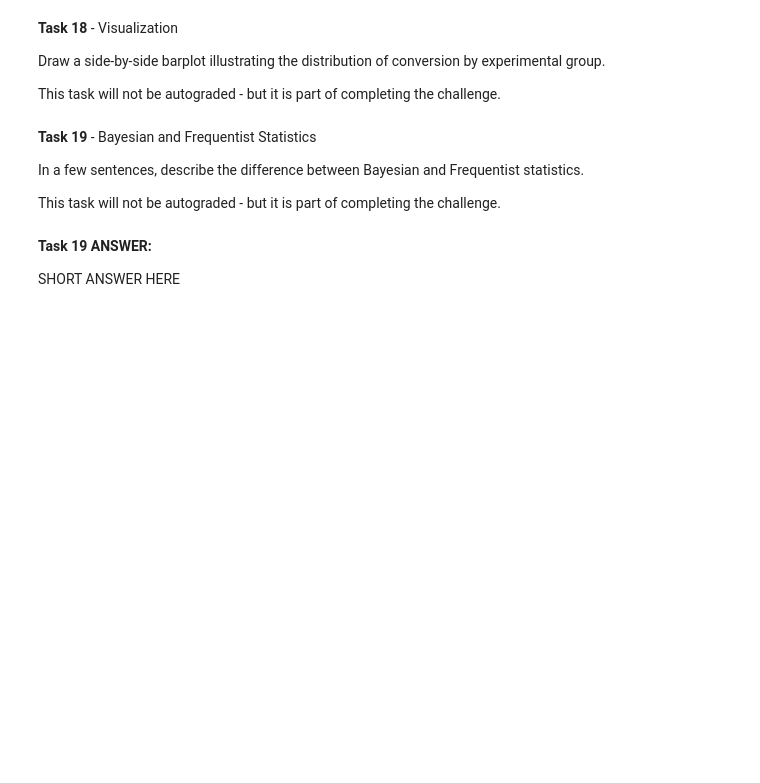
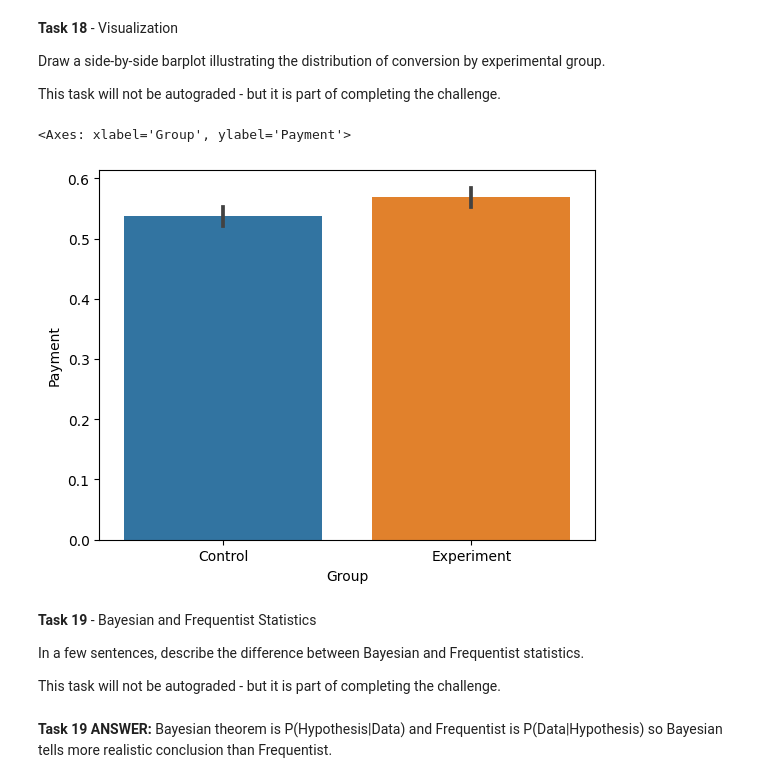
Before and after one commit to smvicky/assignment_1.3, a Jupyter notebook: PT_DS_Sprint2_AG.ipynb, the cells around one changed output. Saved outputs shown, nothing was run; the diff lists cells and outputs as text; code cells hidden in the pictures; blank space fills up the shorter version.

```diff
--- a/PT_DS_Sprint2_AG.ipynb
+++ b/PT_DS_Sprint2_AG.ipynb
@@ -504,19 +534,22 @@ This task will not be autograded - but it is part of completing the challenge.
 # %%
 #Task 18
 
 # Create your plot here
 import matplotlib.pyplot as plt
 import seaborn as sns
 
 # YOUR CODE HERE
-raise NotImplementedError()
+sns.barplot(data=ABtest,x=ABtest['Group'], y=ABtest['Payment'])
+# %% [output]
+<Axes: xlabel='Group', ylabel='Payment'>
+[figure, added]
 # %% [markdown]
 **Task 19** - Bayesian and Frequentist Statistics
 
 In a few sentences, describe the difference between Bayesian and Frequentist statistics.
 
 This task will not be autograded - but it is part of completing the challenge.
-# %% [markdown]
-**Task 19 ANSWER:**
-
-SHORT ANSWER HERE
+# %% [markdown]
+**Task 19 ANSWER:**
+Bayesian theorem is P(Hypothesis|Data) and Frequentist is P(Data|Hypothesis) so
+Bayesian tells more realistic conclusion than Frequentist.
```
Also changed, not shown: parts of 12 cells of this notebook.
